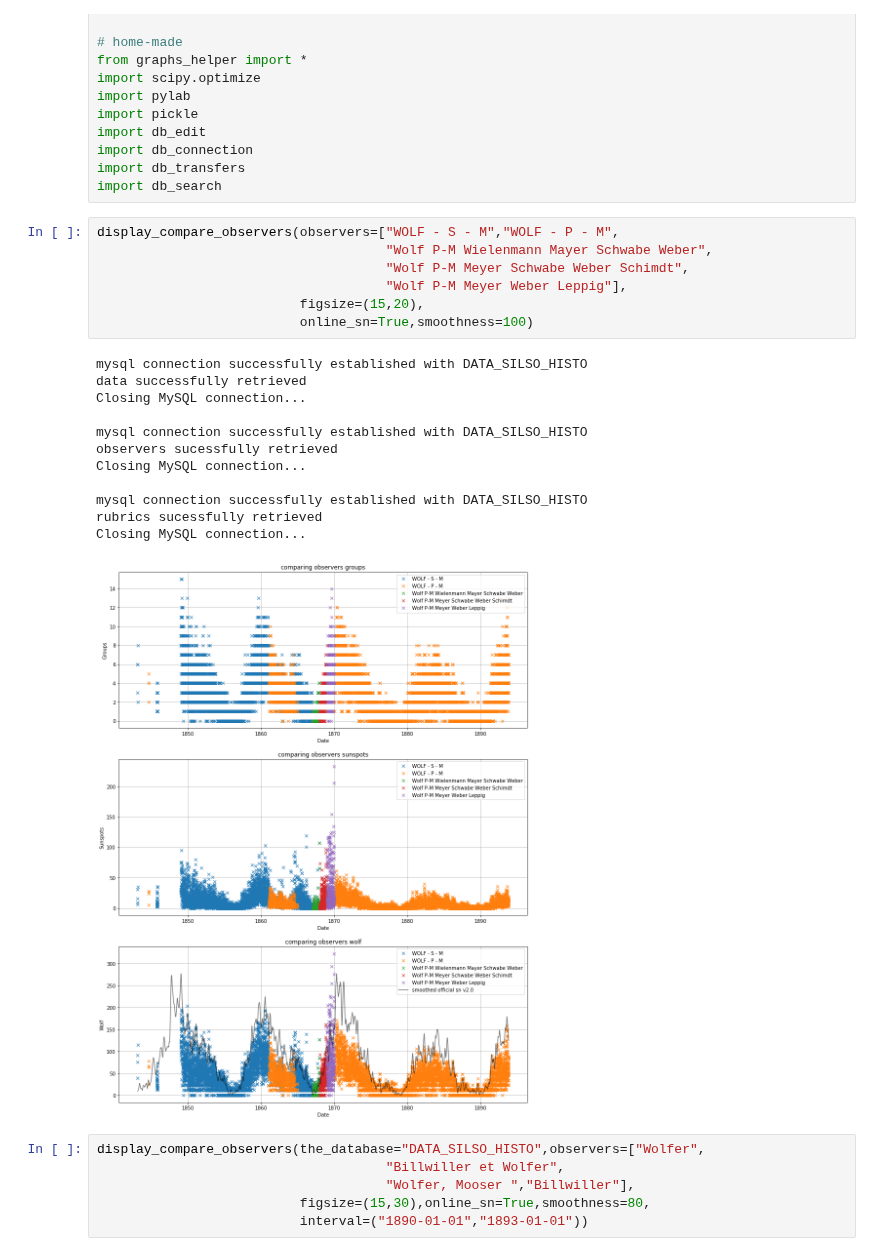
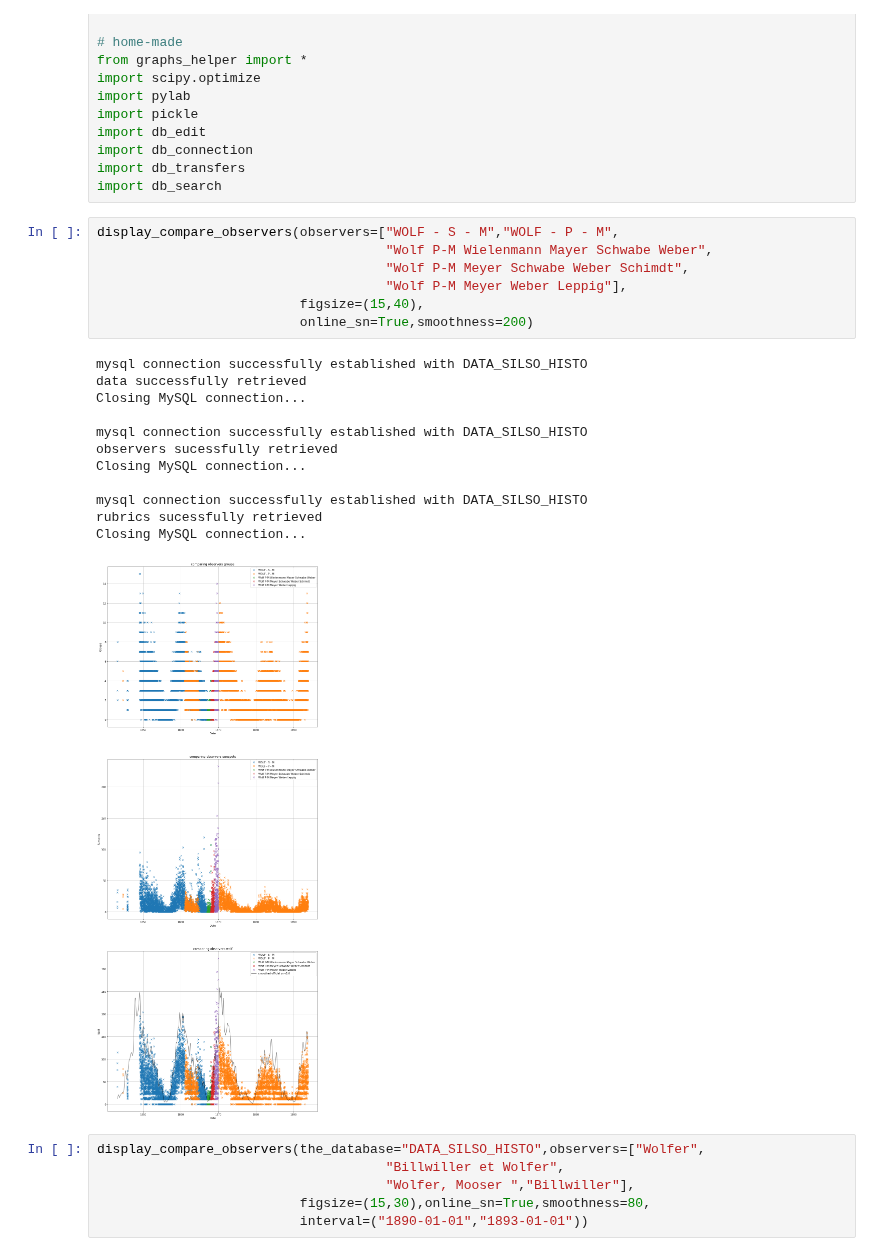
Before and after one commit to dcxSt/DATA_SILSO_HISTO_search, a Jupyter notebook: wolf_wolfer_investigation.ipynb, the cells around one changed output. Drawn from its saved outputs; the diff is of its cells as text.

```diff
--- a/wolf_wolfer_investigation.ipynb
+++ b/wolf_wolfer_investigation.ipynb
@@ -22,23 +22,23 @@ import db_search
 # %%
 display_compare_observers(observers=["WOLF - S - M","WOLF - P - M",
                                      "Wolf P-M Wielenmann Mayer Schwabe Weber",
                                      "Wolf P-M Meyer Schwabe Weber Schimdt",
                                      "Wolf P-M Meyer Weber Leppig"],
-                          figsize=(15,20),
-                          online_sn=True,smoothness=100)
+                          figsize=(15,40),
+                          online_sn=True,smoothness=200)
 # %% [output]
 mysql connection successfully established with DATA_SILSO_HISTO
 data successfully retrieved
 Closing MySQL connection...
 
 mysql connection successfully established with DATA_SILSO_HISTO
 observers sucessfully retrieved
 Closing MySQL connection...
 
 mysql connection successfully established with DATA_SILSO_HISTO
 rubrics sucessfully retrieved
 Closing MySQL connection...
-[figure, old version]
+[figure, new version]
 # %%
 display_compare_observers(the_database="DATA_SILSO_HISTO",observers=["Wolfer",
                                      "Billwiller et Wolfer",
```
Also changed, not shown: parts of 1 cell of this notebook, 1 other file.
